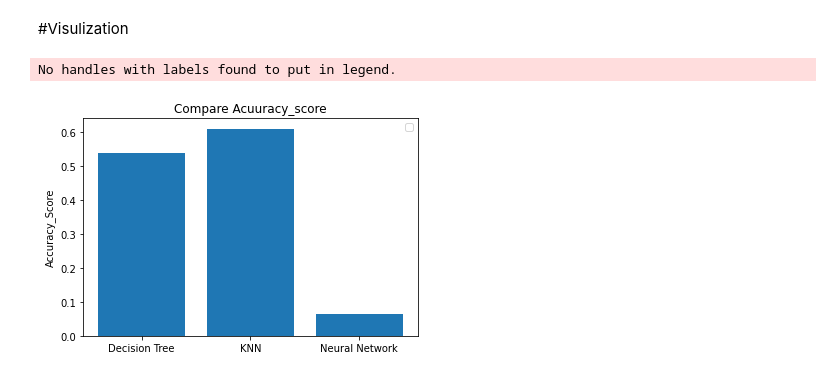
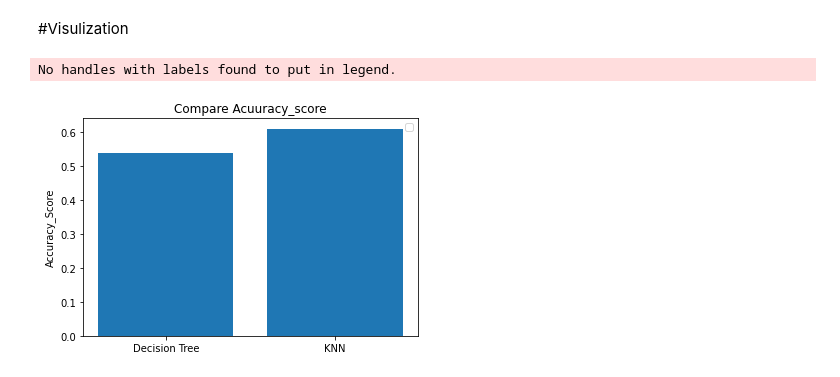
Before and after one commit to PhinyadaPhen/DWDM21, a Jupyter notebook: ProjectFinal.ipynb, the cells around one changed output. Saved outputs shown, nothing was run; the diff lists cells and outputs as text; code cells hidden in the pictures.

```diff
--- a/ProjectFinal.ipynb
+++ b/ProjectFinal.ipynb
@@ -852,13 +845,13 @@ knn_ac
 # %%
 from matplotlib import pyplot as plt
 
-labels = ['Decision Tree', 'KNN', 'Neural Network']
-accuracy_Y = [dectree_ac,knn_ac,ann_ac]
+labels = ['Decision Tree', 'KNN']
+accuracy_Y = [dectree_ac,knn_ac]
 #plot
 plt.bar(labels,accuracy_Y)
 plt.ylabel('Accuracy_Score')
 plt.title('Compare Acuuracy_score')
 plt.legend();
 # %% [output]
 No handles with labels found to put in legend.
-[figure, old version]
+[figure, new version]
```
Also changed, not shown: parts of 22 cells of this notebook.
